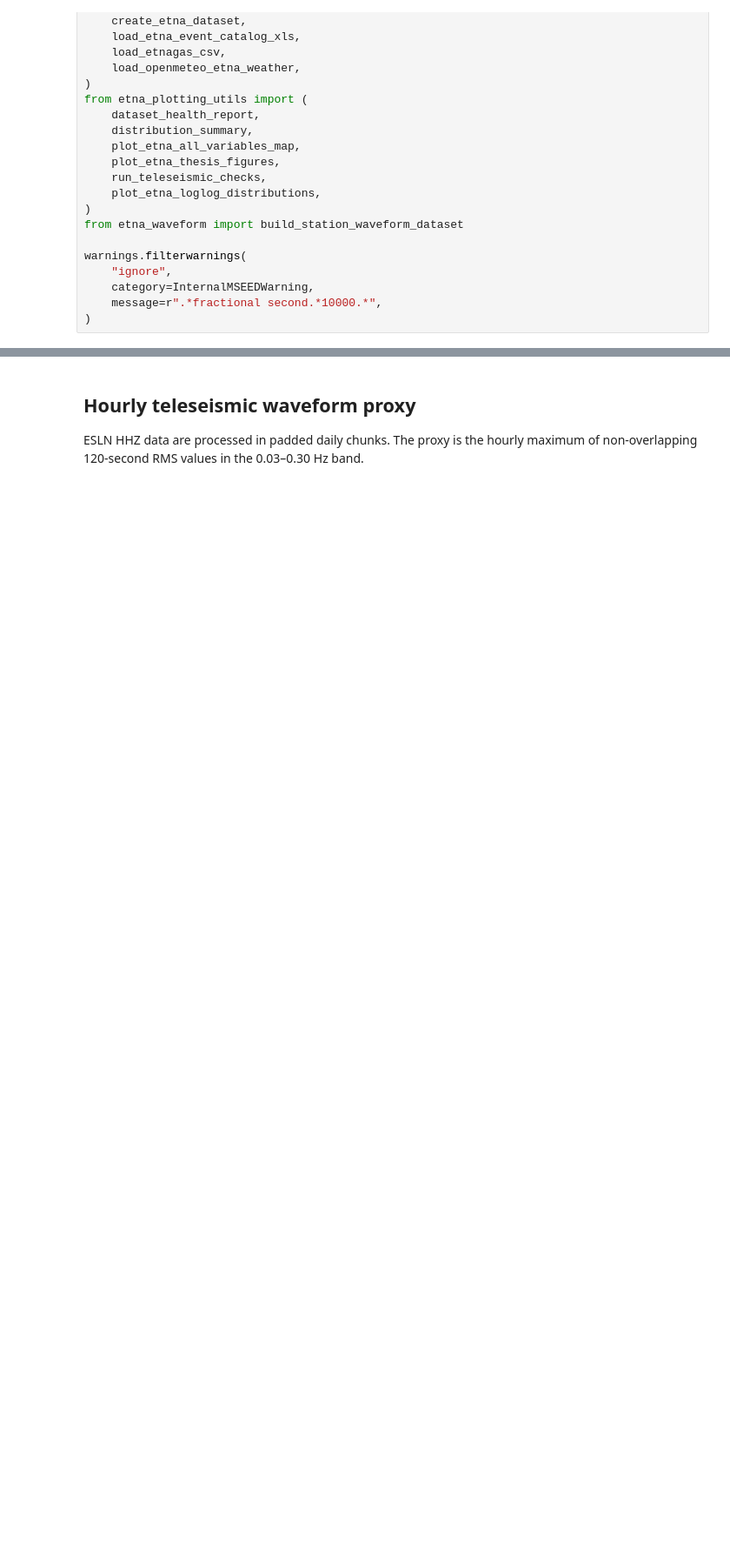
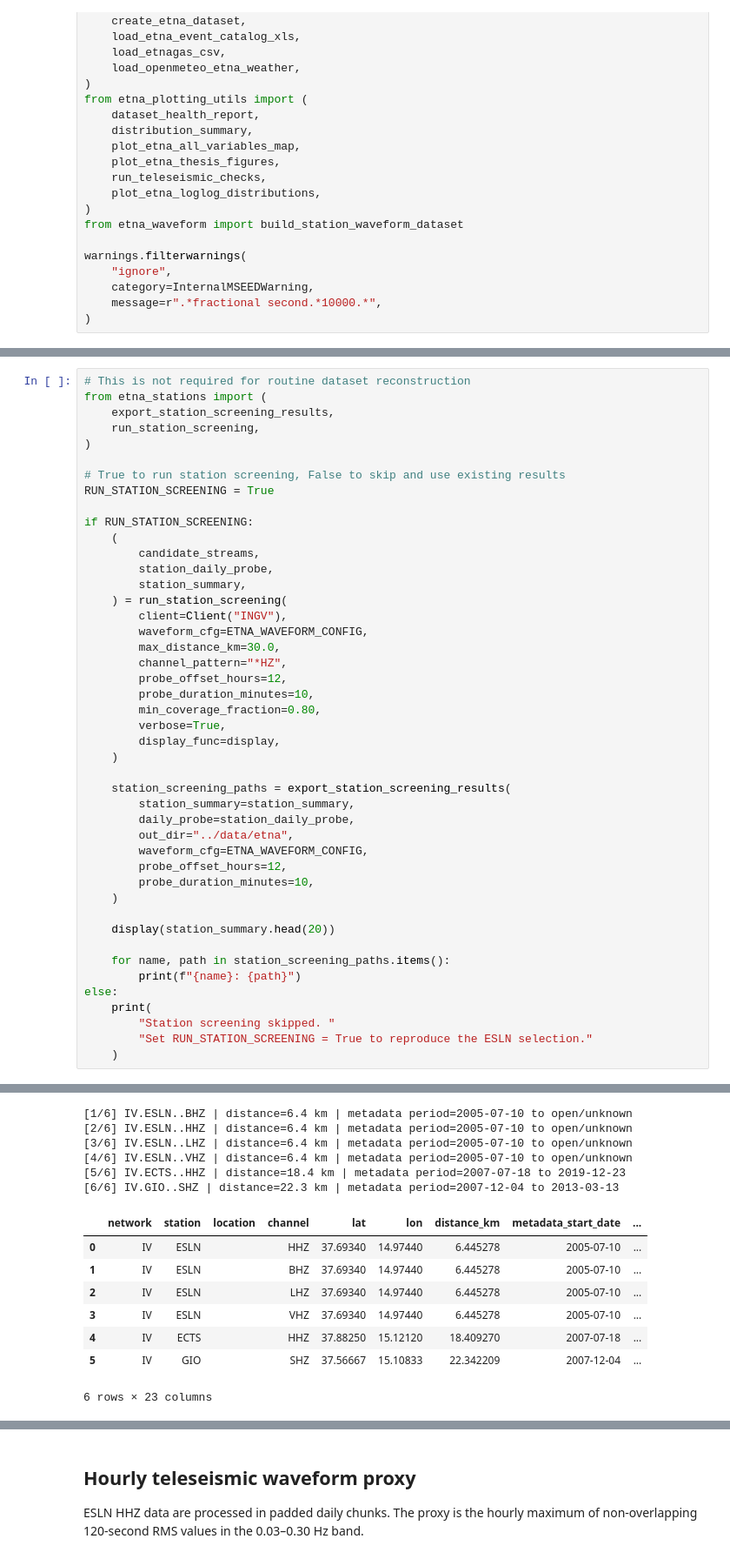
Before and after one commit to alectois/Distinguishing-Causes-and-Triggers-in-Volcanic-and-Seismic-Processes, a Jupyter notebook: notebooks/etna_data.ipynb, the cells around one changed output, grey strips where cells are left out. Shown at 87% size. Drawn from its saved outputs; the diff is of its cells as text; blank space fills up the shorter version.

```diff
--- a/notebooks/etna_data.ipynb
+++ b/notebooks/etna_data.ipynb
@@ -45,0 +50,46 @@ warnings.filterwarnings(
+# %%
+# This is not required for routine dataset reconstruction
+from etna_stations import (
+    export_station_screening_results,
+    run_station_screening,
+)
+
+# True to run station screening, False to skip and use existing results
+RUN_STATION_SCREENING = True
+
+if RUN_STATION_SCREENING:
+    (
+        candidate_streams,
+        station_daily_probe,
+        station_summary,
+    ) = run_station_screening(
+        client=Client("INGV"),
+        waveform_cfg=ETNA_WAVEFORM_CONFIG,
+        max_distance_km=30.0,
+        channel_pattern="*HZ",
+        probe_offset_hours=12,
+        probe_duration_minutes=10,
+        min_coverage_fraction=0.80,
+        verbose=True,
+        display_func=display,
+    )
+
+    station_screening_paths = export_station_screening_results(
+        station_summary=station_summary,
+        daily_probe=station_daily_probe,
+        out_dir="../data/etna",
+        waveform_cfg=ETNA_WAVEFORM_CONFIG,
+        probe_offset_hours=12,
+        probe_duration_minutes=10,
+    )
+
+    display(station_summary.head(20))
+
+    for name, path in station_screening_paths.items():
+        print(f"{name}: {path}")
+else:
+    print(
+        "Station screening skipped. "
+        "Set RUN_STATION_SCREENING = True to reproduce the ESLN selection."
+    )
+# %% [output]
@@ -45,0 +105,14 @@ warnings.filterwarnings(
+[1/6] IV.ESLN..BHZ | distance=6.4 km | metadata period=2005-07-10 to open/unknown
+[2/6] IV.ESLN..HHZ | distance=6.4 km | metadata period=2005-07-10 to open/unknown
+[3/6] IV.ESLN..LHZ | distance=6.4 km | metadata period=2005-07-10 to open/unknown
+[4/6] IV.ESLN..VHZ | distance=6.4 km | metadata period=2005-07-10 to open/unknown
+[5/6] IV.ECTS..HHZ | distance=18.4 km | metadata period=2007-07-18 to 2019-12-23
+[6/6] IV.GIO..SHZ | distance=22.3 km | metadata period=2007-12-04 to 2013-03-13
+|  | network | station | location | channel | lat | lon | distance_km | metadata_start_date | ... |
+| 0 | IV | ESLN |  | HHZ | 37.69340 | 14.97440 | 6.445278 | 2005-07-10 | ... |
+| 1 | IV | ESLN |  | BHZ | 37.69340 | 14.97440 | 6.445278 | 2005-07-10 | ... |
+| 2 | IV | ESLN |  | LHZ | 37.69340 | 14.97440 | 6.445278 | 2005-07-10 | ... |
+| 3 | IV | ESLN |  | VHZ | 37.69340 | 14.97440 | 6.445278 | 2005-07-10 | ... |
+| 4 | IV | ECTS |  | HHZ | 37.88250 | 15.12120 | 18.409270 | 2007-07-18 | ... |
+| 5 | IV | GIO |  | SHZ | 37.56667 | 15.10833 | 22.342209 | 2007-12-04 | ... |
+6 rows × 23 columns
```
Also changed, not shown: parts of 5 cells of this notebook, 22 other files.
